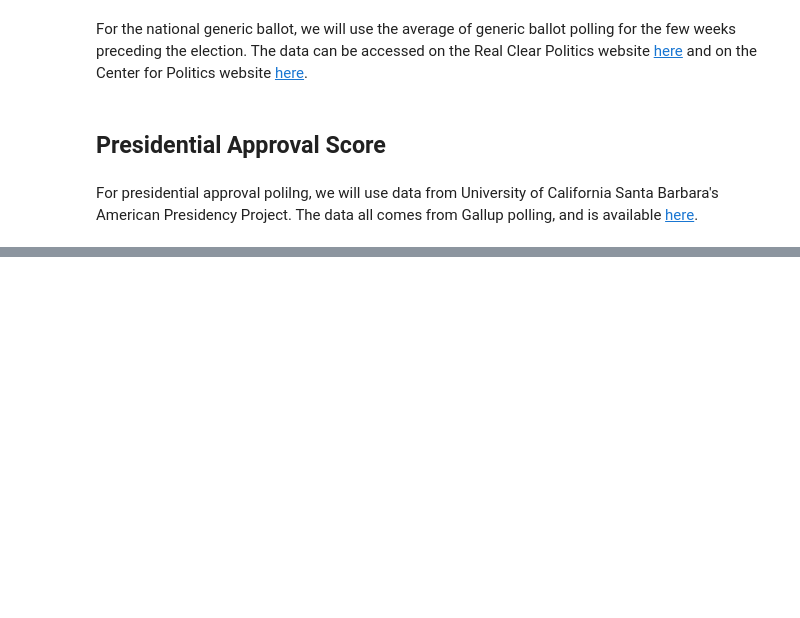
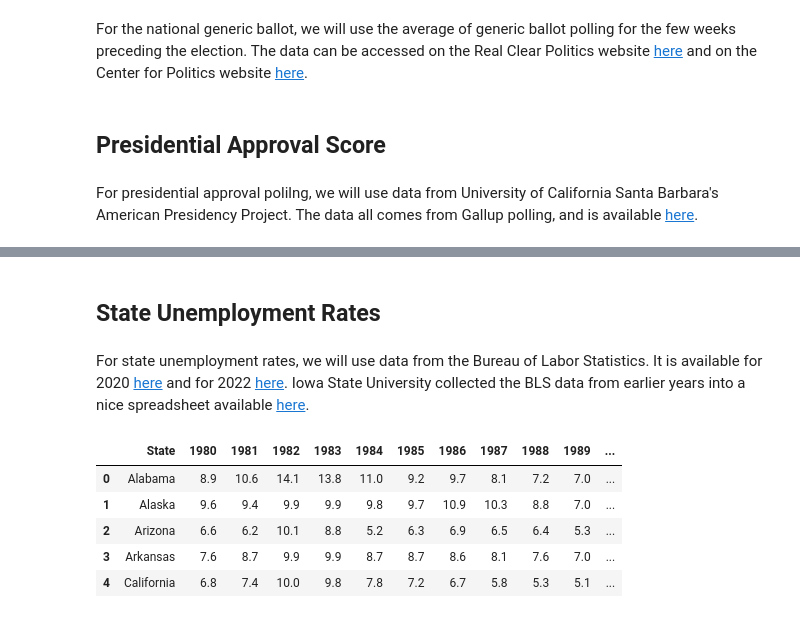
Before and after one commit to leobruell/elections-2022-project, a Jupyter notebook: data-cleaning.ipynb, the cells around one changed output, grey strips where cells are left out. Cells and saved outputs as stored; diff of their text form; code cells hidden in the pictures; blank space fills up the shorter version.

```diff
--- a/data-cleaning.ipynb
+++ b/data-cleaning.ipynb
@@ -149,0 +173,4 @@ pres_approval
+# %% [markdown]
+## State Unemployment Rates
+# %% [markdown]
+For state unemployment rates, we will use data from the Bureau of Labor Statistics. It is available for 2020 [here](https://www.bls.gov/lau/lastrk20.htm) and for 2022 [here](https://www.bls.gov/web/laus/laumstrk.htm). Iowa State University collected the BLS data from earlier years into a nice spreadsheet available [here](https://www.icip.iastate.edu/tables/employment/unemployment-states).
@@ -149,0 +179,9 @@ pres_approval
+# %%
+unemployement_rates.head()
+# %% [output]
+|  | State | 1980 | 1981 | 1982 | 1983 | 1984 | 1985 | 1986 | 1987 | 1988 | 1989 | ... |
+| 0 | Alabama | 8.9 | 10.6 | 14.1 | 13.8 | 11.0 | 9.2 | 9.7 | 8.1 | 7.2 | 7.0 | ... |
+| 1 | Alaska | 9.6 | 9.4 | 9.9 | 9.9 | 9.8 | 9.7 | 10.9 | 10.3 | 8.8 | 7.0 | ... |
+| 2 | Arizona | 6.6 | 6.2 | 10.1 | 8.8 | 5.2 | 6.3 | 6.9 | 6.5 | 6.4 | 5.3 | ... |
+| 3 | Arkansas | 7.6 | 8.7 | 9.9 | 9.9 | 8.7 | 8.7 | 8.6 | 8.1 | 7.6 | 7.0 | ... |
+| 4 | California | 6.8 | 7.4 | 10.0 | 9.8 | 7.8 | 7.2 | 6.7 | 5.8 | 5.3 | 5.1 | ... |
```
Also changed, not shown: parts of 33 cells of this notebook.
